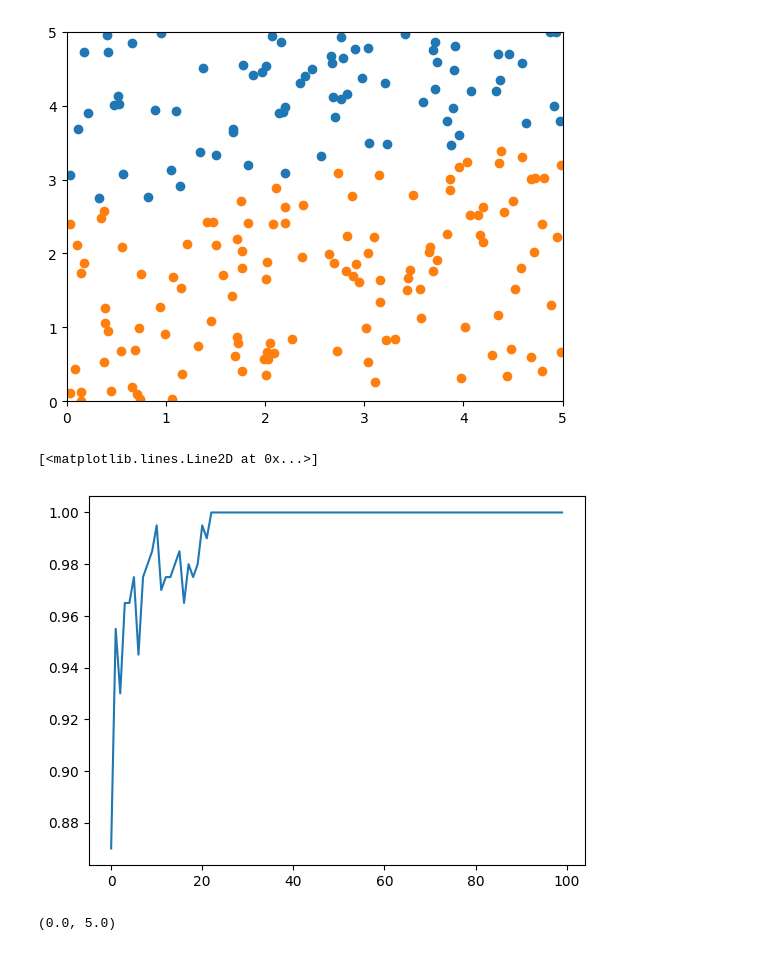
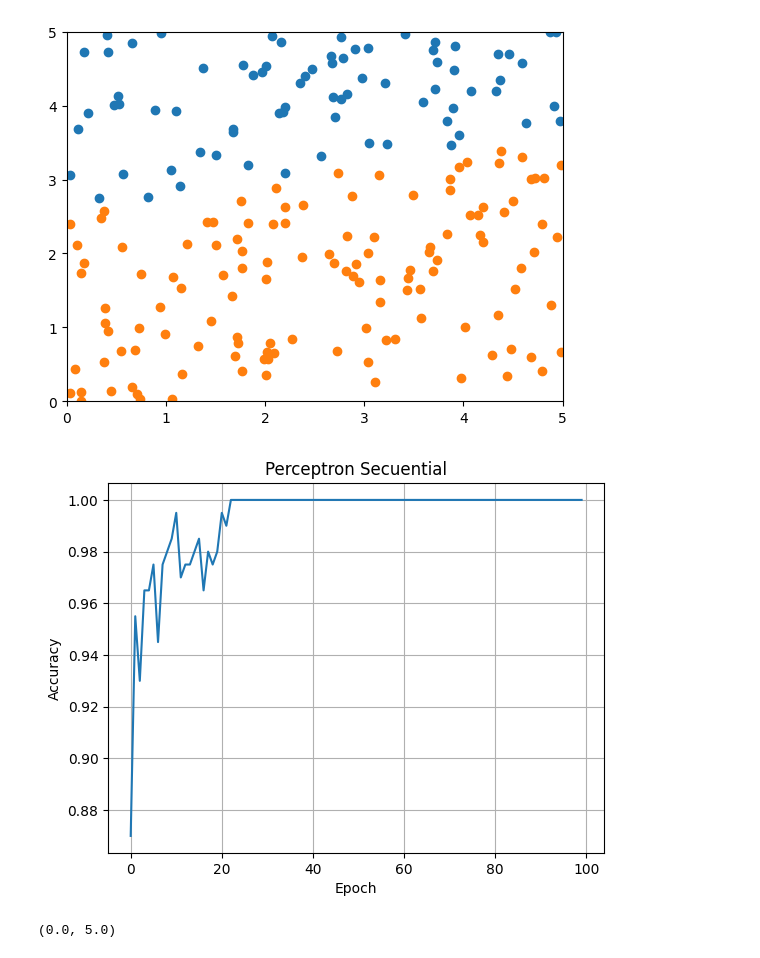
Before and after one commit to Gabeinstein/artificial_intelligence_fall23_gona, a Jupyter notebook: hw3/deber3.ipynb, the cells around one changed output. Saved outputs shown, nothing was run; the diff lists cells and outputs as text; code cells hidden in the pictures.

```diff
--- a/hw3/deber3.ipynb
+++ b/hw3/deber3.ipynb
@@ -150,11 +150,15 @@ plt.ylim(0, 5)
 Accuracy: 100.0%
 (0.0, 5.0)
 [figure]
-# %%
-plt.plot(P1.accuracy)
-# %% [output]
-[<matplotlib.lines.Line2D at 0x...>]
-[figure, removed]
+# %%
+plt.plot(P1.accuracy)
+
+plt.xlabel('Epoch')
+plt.ylabel('Accuracy')
+plt.title('Perceptron Secuential')
+plt.grid()
+# %% [output]
+[figure, added]
 # %%
 pesos = P1.getWeights()
 x_weights = np.linspace(0,5)
```
Also changed, not shown: parts of 10 cells of this notebook, 1 other file.
